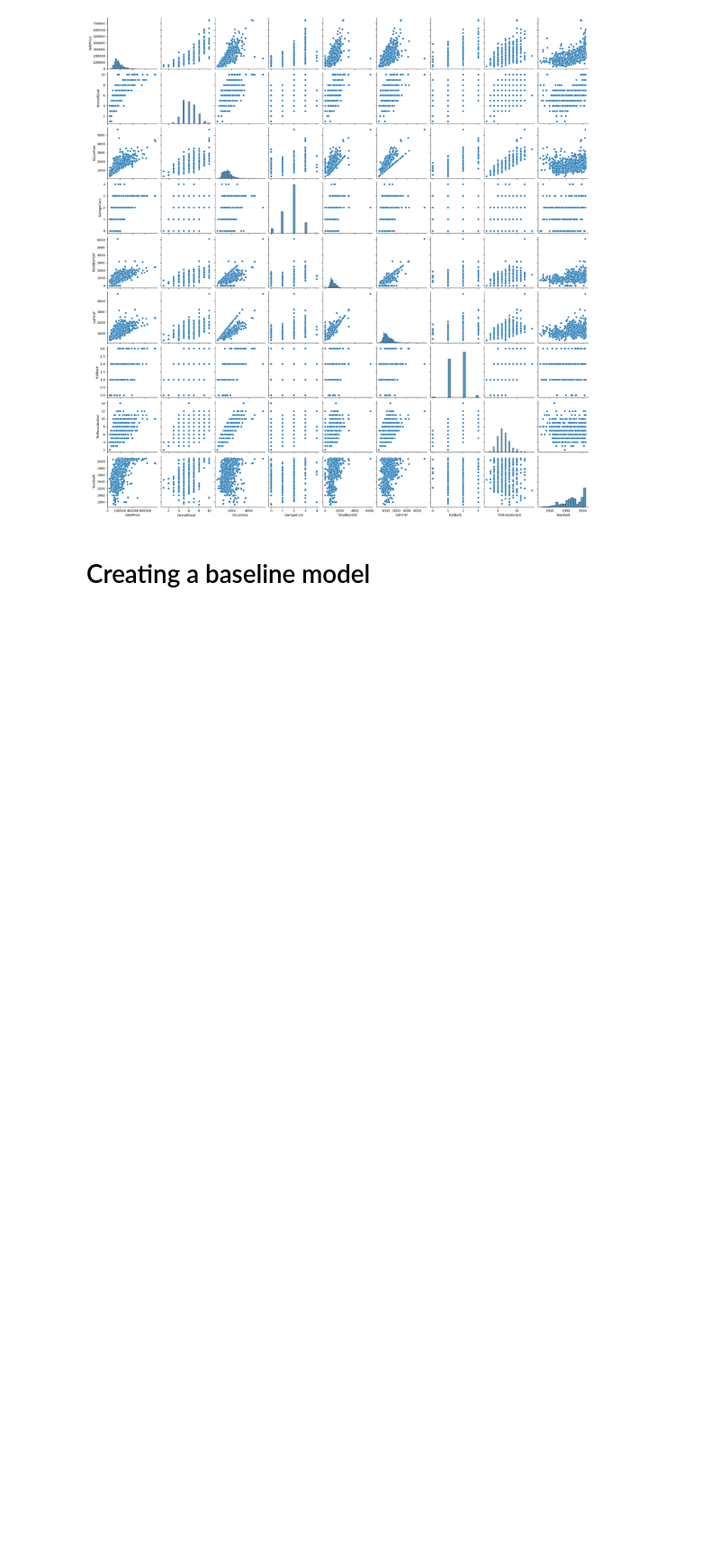
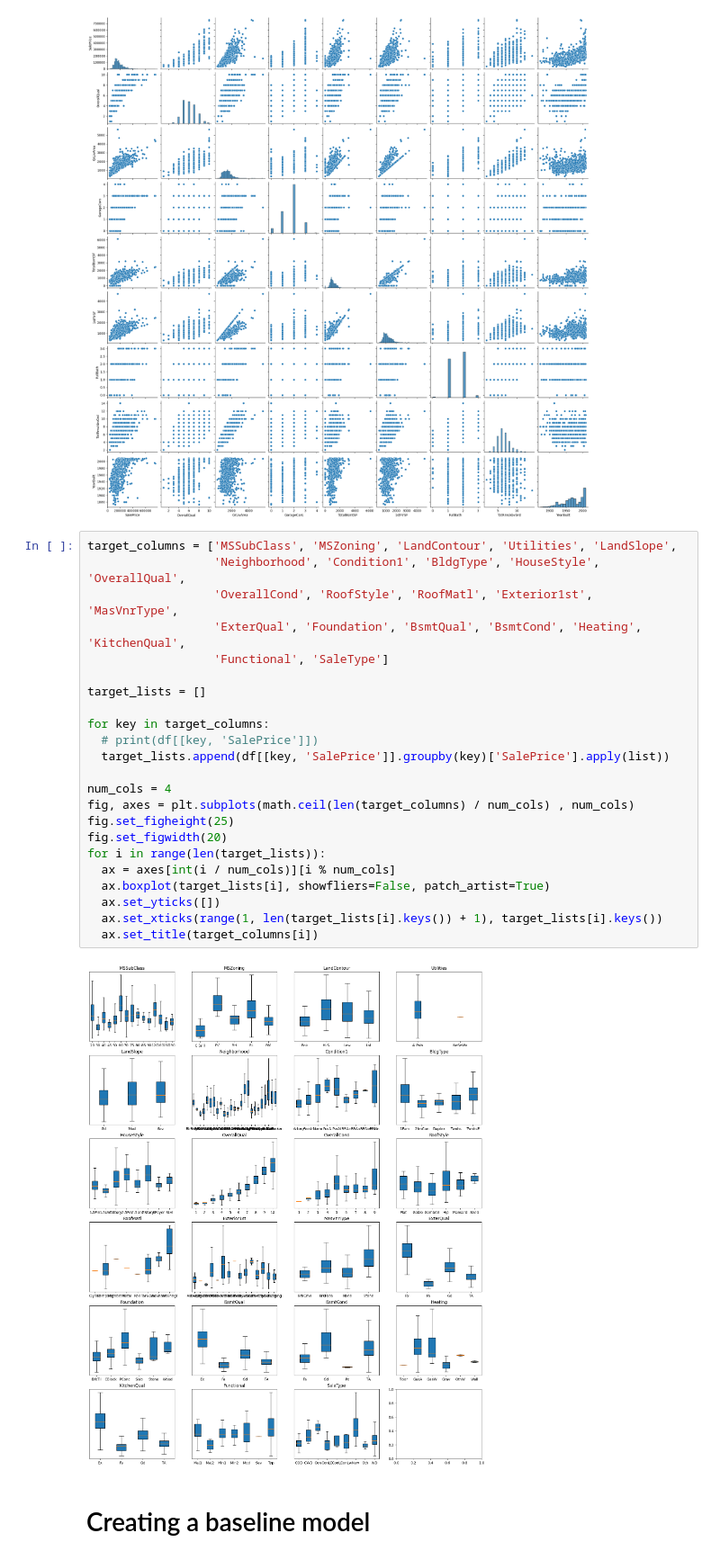
Before and after one commit to Paaaark/Kaggle, a Jupyter notebook: housing_price_iowa/data_analysis.ipynb, the cells around one changed output. Shown at 90% size. Drawn from its saved outputs; the diff is of its cells as text; blank space fills up the shorter version.

Commit message:
Boxplots for categorical data

```diff
--- a/housing_price_iowa/data_analysis.ipynb
+++ b/housing_price_iowa/data_analysis.ipynb
@@ -55,6 +57,31 @@ sns.pairplot(df[cols])
 # %% [output]
 <seaborn.axisgrid.PairGrid at 0x...>
 [figure]
+# %%
+target_columns = ['MSSubClass', 'MSZoning', 'LandContour', 'Utilities', 'LandSlope',
+                  'Neighborhood', 'Condition1', 'BldgType', 'HouseStyle', 'OverallQual',
+                  'OverallCond', 'RoofStyle', 'RoofMatl', 'Exterior1st', 'MasVnrType',
+                  'ExterQual', 'Foundation', 'BsmtQual', 'BsmtCond', 'Heating', 'KitchenQual',
+                  'Functional', 'SaleType']
+
+target_lists = []
+
+for key in target_columns:
+  # print(df[[key, 'SalePrice']])
+  target_lists.append(df[[key, 'SalePrice']].groupby(key)['SalePrice'].apply(list))
+
+num_cols = 4
+fig, axes = plt.subplots(math.ceil(len(target_columns) / num_cols) , num_cols)
+fig.set_figheight(25)
+fig.set_figwidth(20)
+for i in range(len(target_lists)):
+  ax = axes[int(i / num_cols)][i % num_cols]
+  ax.boxplot(target_lists[i], showfliers=False, patch_artist=True)
+  ax.set_yticks([])
+  ax.set_xticks(range(1, len(target_lists[i].keys()) + 1), target_lists[i].keys())
+  ax.set_title(target_columns[i])
+# %% [output]
+[figure, added]
 # %% [markdown]
 # Creating a baseline model
 # %%
```
Also changed, not shown: parts of 7 cells of this notebook.
